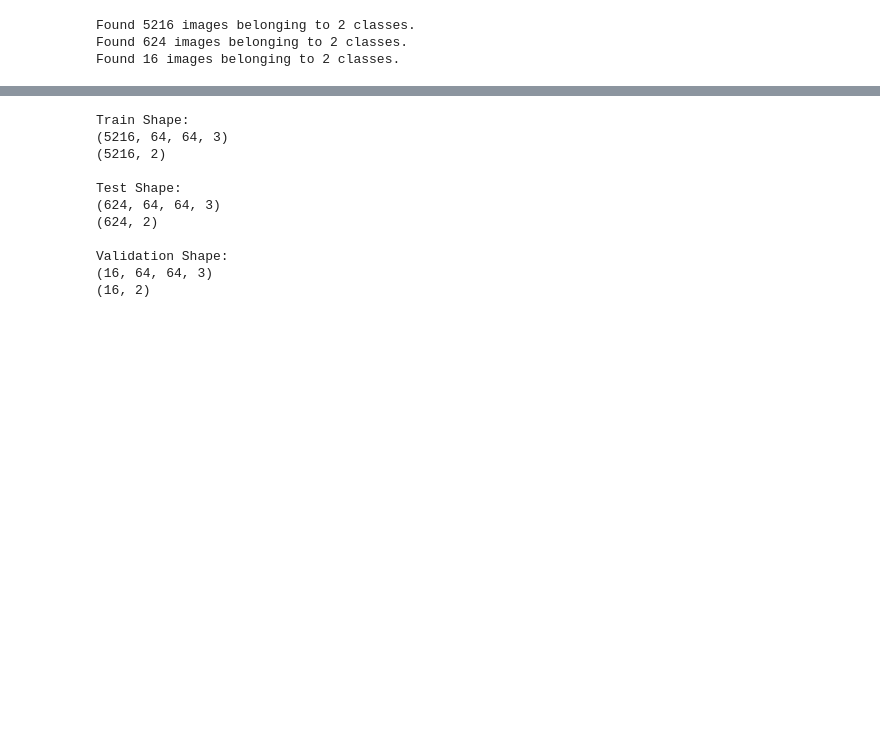
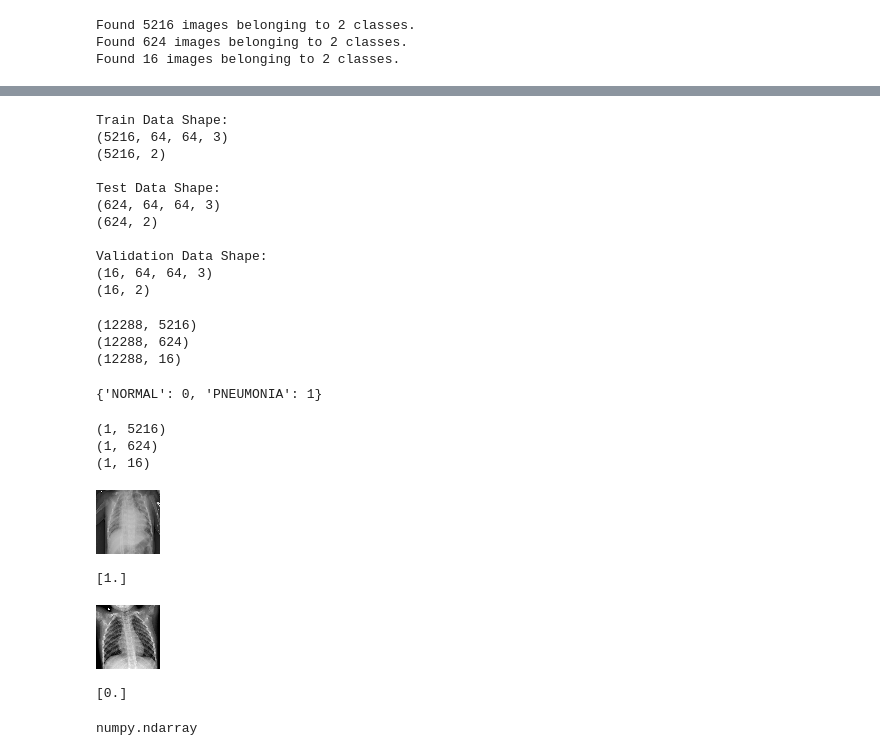
Before and after one commit to rookiescientist-andre/Identifying-Pneumonia-with-Deep-Learning, a Jupyter notebook: notebook.ipynb, the cells around one changed output, grey strips where cells are left out. Cells and saved outputs as stored; diff of their text form; code cells hidden in the pictures; blank space fills up the shorter version.

```diff
--- a/notebook.ipynb
+++ b/notebook.ipynb
@@ -45,22 +52,76 @@ array_to_img(train_images[4200])
 # %%
-print("Train Shape:")
+# Preview the shape of the data
+print("Train Data Shape:")
 print(np.shape(train_images))
 print(np.shape(train_labels))
-print("\nTest Shape:")
+print("\nTest Data Shape:")
 print(np.shape(test_images))
 print(np.shape(test_labels))
-print("\nValidation Shape:")
+print("\nValidation Data Shape:")
 print(np.shape(val_images))
 print(np.shape(val_labels))
 # %% [output]
-Train Shape:
+Train Data Shape:
 (5216, 64, 64, 3)
 (5216, 2)
 
-Test Shape:
+Test Data Shape:
 (624, 64, 64, 3)
 (624, 2)
 
-Validation Shape:
+Validation Data Shape:
 (16, 64, 64, 3)
 (16, 2)
+# %%
+# Reshape the train, test, and validation images
+train_img_unrow = train_images.reshape(5216, -1).T
+test_img_unrow = test_images.reshape(624, -1).T
+val_img_unrow = val_images.reshape(16, -1).T
+
+# Preview the shape of each newly-formed objects
+print(np.shape(train_img_unrow))
+print(np.shape(test_img_unrow))
+print(np.shape(val_img_unrow))
+# %% [output]
+(12288, 5216)
+(12288, 624)
+(12288, 16)
+# %%
+train_generator.class_indices
+# %% [output]
+{'NORMAL': 0, 'PNEUMONIA': 1}
+# %%
+# Reshape the label datasets, and select the 'PNEUMONIA' column
+train_labels_final = train_labels.T[[1]]
+test_labels_final = test_labels.T[[1]]
+val_labels_final = val_labels.T[[1]]
+
+# Check the shape of the transformed labels
+print(np.shape(train_labels_final))
+print(np.shape(test_labels_final))
+print(np.shape(val_labels_final))
+# %% [output]
+(1, 5216)
+(1, 624)
+(1, 16)
+# %%
+# Confirm if the image matches the corresponding label
+display(array_to_img(train_images[1400]))
+print(train_labels_final[:, 1400])
+# %% [output]
+[figure, added]
+[1.]
+# %%
+# Confirm if the image matches the corresponding label
+display(array_to_img(train_images[14]))
+print(train_labels_final[:, 14])
+# %% [output]
+[figure, added]
+[0.]
+# %%
+# Standardize the datasets
+train_img_final = train_img_unrow/255
+test_img_final = test_img_unrow/255
+val_img_final = val_img_unrow/255
+# %% [output]
+numpy.ndarray
```
Also changed, not shown: parts of 8 cells of this notebook.
